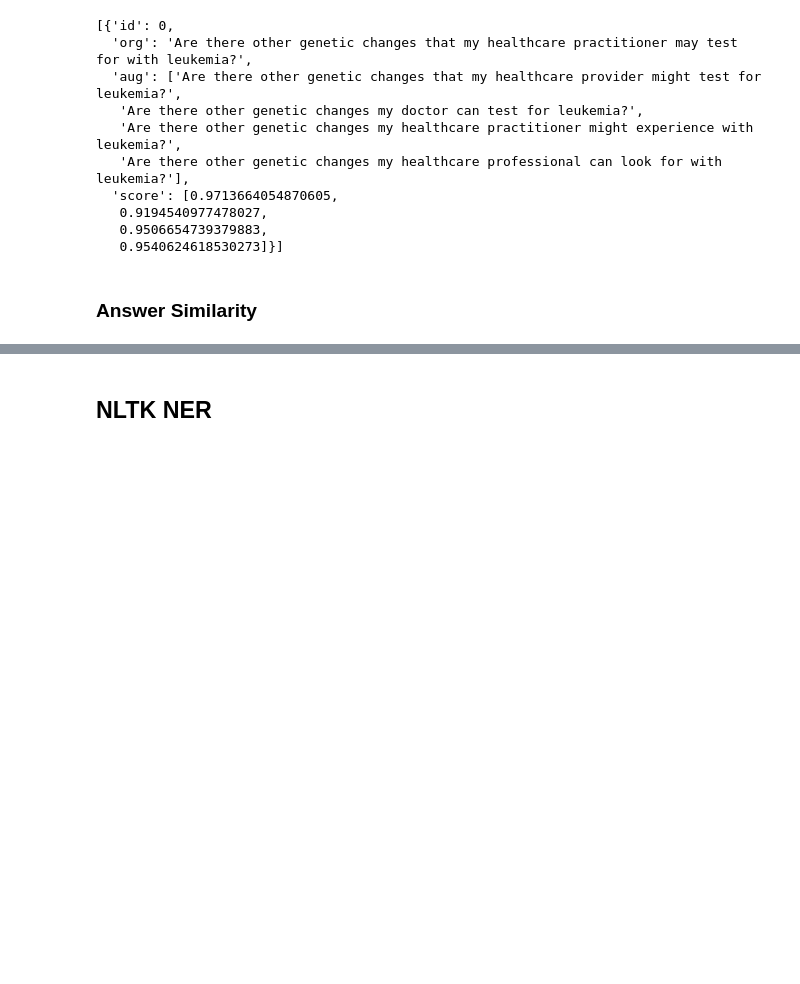
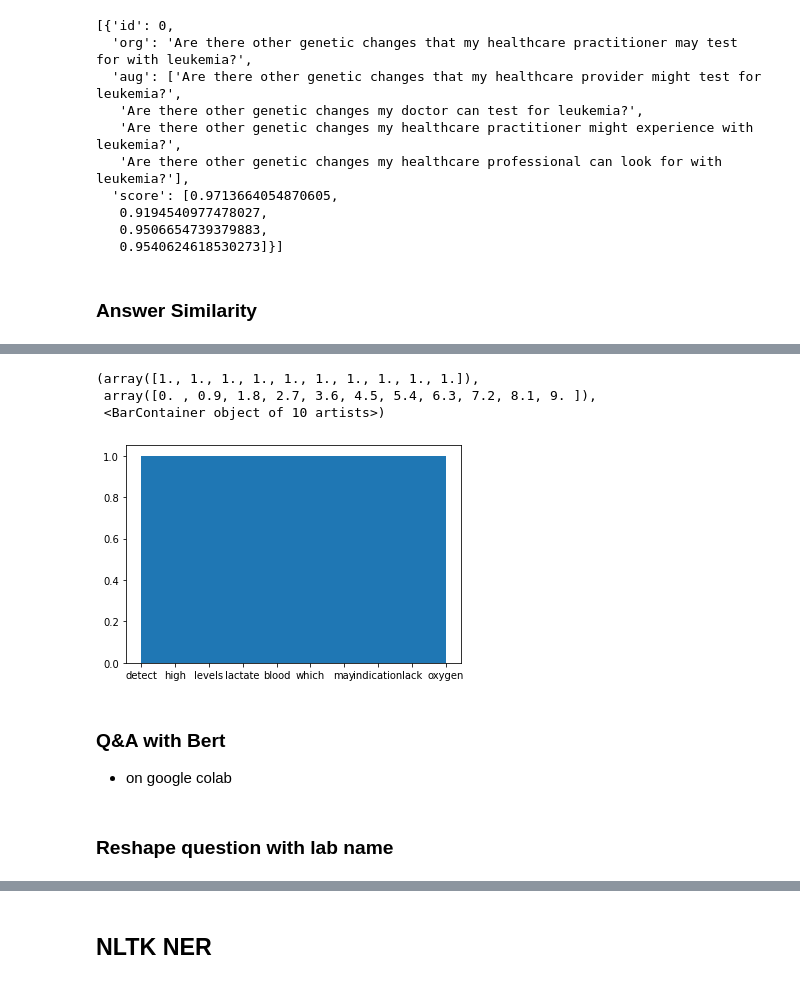
Before and after one commit to MedBot-team/NaBot, a Jupyter notebook: Data_analyse/Labtestonline_Analysis.ipynb, the cells around one changed output, grey strips where cells are left out. Cells and saved outputs as stored; diff of their text form; code cells hidden in the pictures; blank space fills up the shorter version.

```diff
--- a/Data_analyse/Labtestonline_Analysis.ipynb
+++ b/Data_analyse/Labtestonline_Analysis.ipynb
@@ -167,3 +185,11 @@ from nltk.corpus import stopwords
 [nltk_data] Downloading package wordnet to
 [nltk_data]     C:\Users\98938\AppData\Roaming\nltk_data...
 [nltk_data]   Package wordnet is already up-to-date!
+# %%
+white_list = ['why','what','while','during','against','after','below','up','down','under','over','once',
+             'when','where','how','all','most','such','same','can','will','should','who','whom','which',
+             'are','do','does','did','until','my','there','needed','have','has','had','any','need']
+stop = [word for word in stop if word not in white_list]
+black_list = ['test']
+stop = [word for word in stop if word in black_list or stop]
+# stop
@@ -610,3 +704,8 @@ augmenter(sentences, top_chain=4)
    0.9540624618530273]}]
 # %% [markdown]
 ### Answer Similarity
+# %%
+df_labtestonline = pd.read_csv('../labtestonline_datasets/dataset_files/labtestsonline_Test_q_a.csv')
+qa = {}
+for key, val in zip(cleanQuestions(df_labtestonline.question).values, cleanQuestions(df_labtestonline.answer).values):
+    qa[key] = val
@@ -612,0 +718,13 @@ augmenter(sentences, top_chain=4)
+# %%
+counts = Counter(' '.join(list(qa.values())).split(' '))
+plt.hist(' '.join(list(qa.values())).split(' ')[:10],)
+# %% [output]
+(array([1., 1., 1., 1., 1., 1., 1., 1., 1., 1.]),
+ array([0. , 0.9, 1.8, 2.7, 3.6, 4.5, 5.4, 6.3, 7.2, 8.1, 9. ]),
+ <BarContainer object of 10 artists>)
+[figure, added]
+# %% [markdown]
+### Q&A with Bert
+- on google colab
+# %% [markdown]
+### Reshape question with lab name
```
Also changed, not shown: parts of 38 cells of this notebook, 1 other file.
